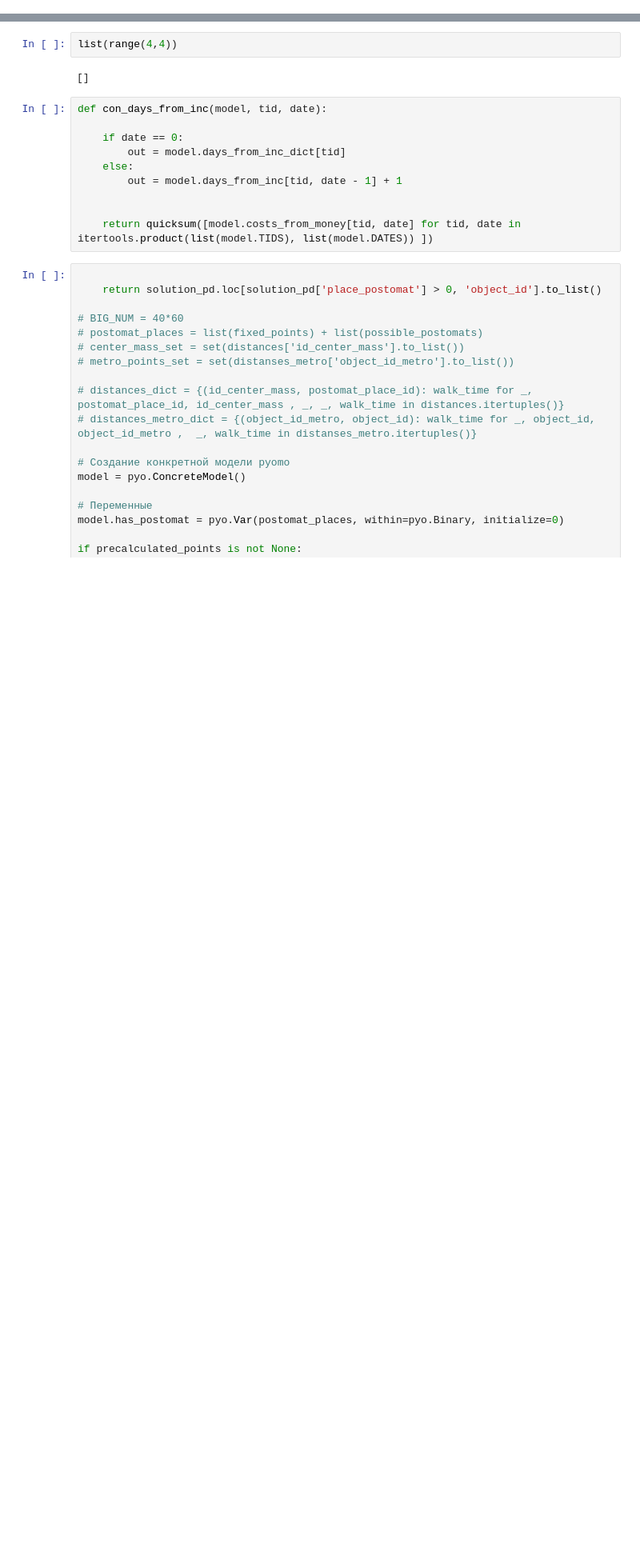
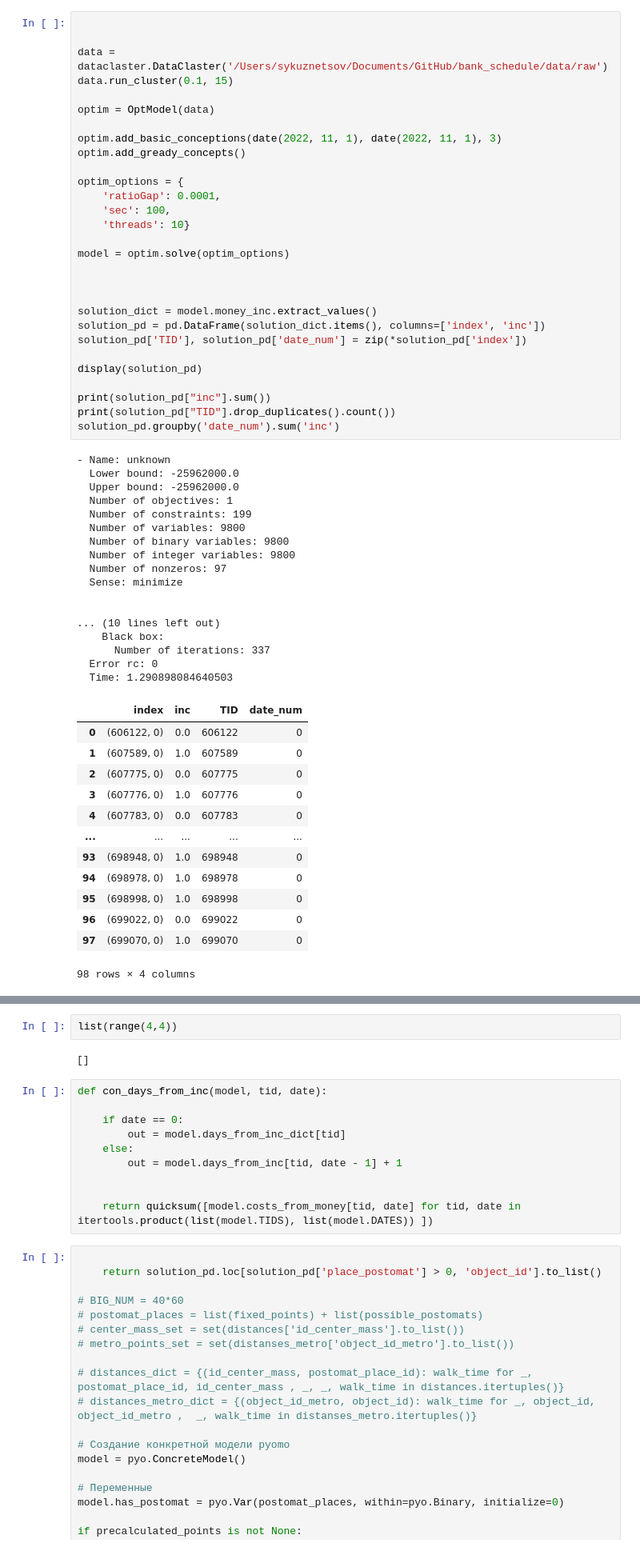
Before and after one commit to SerSmith/bank_schedule, a Jupyter notebook: main.ipynb, the cells around one changed output, grey strips where cells are left out. Shown at 80% size. Drawn from its saved outputs; the diff is of its cells as text; blank space fills up the shorter version.

```diff
--- a/main.ipynb
+++ b/main.ipynb
@@ -13,0 +403,60 @@ from bank_schedule import cluster
+# %%
+
+
+data = dataclaster.DataClaster('/Users/sykuznetsov/Documents/GitHub/bank_schedule/data/raw')
+data.run_cluster(0.1, 15)
+
+optim = OptModel(data)
+
+optim.add_basic_conceptions(date(2022, 11, 1), date(2022, 11, 1), 3)
+optim.add_gready_concepts()
+
+optim_options = {
+    'ratioGap': 0.0001,
+    'sec': 100,
+    'threads': 10}
+
+model = optim.solve(optim_options)
+
+
+
+solution_dict = model.money_inc.extract_values()
+solution_pd = pd.DataFrame(solution_dict.items(), columns=['index', 'inc'])
+solution_pd['TID'], solution_pd['date_num'] = zip(*solution_pd['index'])
+
+display(solution_pd)
+
+print(solution_pd["inc"].sum())
+print(solution_pd["TID"].drop_duplicates().count())
+solution_pd.groupby('date_num').sum('inc')
+# %% [output]
+- Name: unknown
+  Lower bound: -25962000.0
+  Upper bound: -25962000.0
+  Number of objectives: 1
+  Number of constraints: 199
+  Number of variables: 9800
+  Number of binary variables: 9800
+  Number of integer variables: 9800
+  Number of nonzeros: 97
+  Sense: minimize
+
+
+... (10 lines left out)
+    Black box:
+      Number of iterations: 337
+  Error rc: 0
+  Time: 1.290898084640503
+|  | index | inc | TID | date_num |
+| 0 | (606122, 0) | 0.0 | 606122 | 0 |
+| 1 | (607589, 0) | 1.0 | 607589 | 0 |
+| 2 | (607775, 0) | 0.0 | 607775 | 0 |
+| 3 | (607776, 0) | 1.0 | 607776 | 0 |
+| 4 | (607783, 0) | 0.0 | 607783 | 0 |
+| ... | ... | ... | ... | ... |
+| 93 | (698948, 0) | 1.0 | 698948 | 0 |
+| 94 | (698978, 0) | 1.0 | 698978 | 0 |
+| 95 | (698998, 0) | 1.0 | 698998 | 0 |
+| 96 | (699022, 0) | 0.0 | 699022 | 0 |
+| 97 | (699070, 0) | 1.0 | 699070 | 0 |
+98 rows × 4 columns
```
Also changed, not shown: parts of 15 cells of this notebook.
